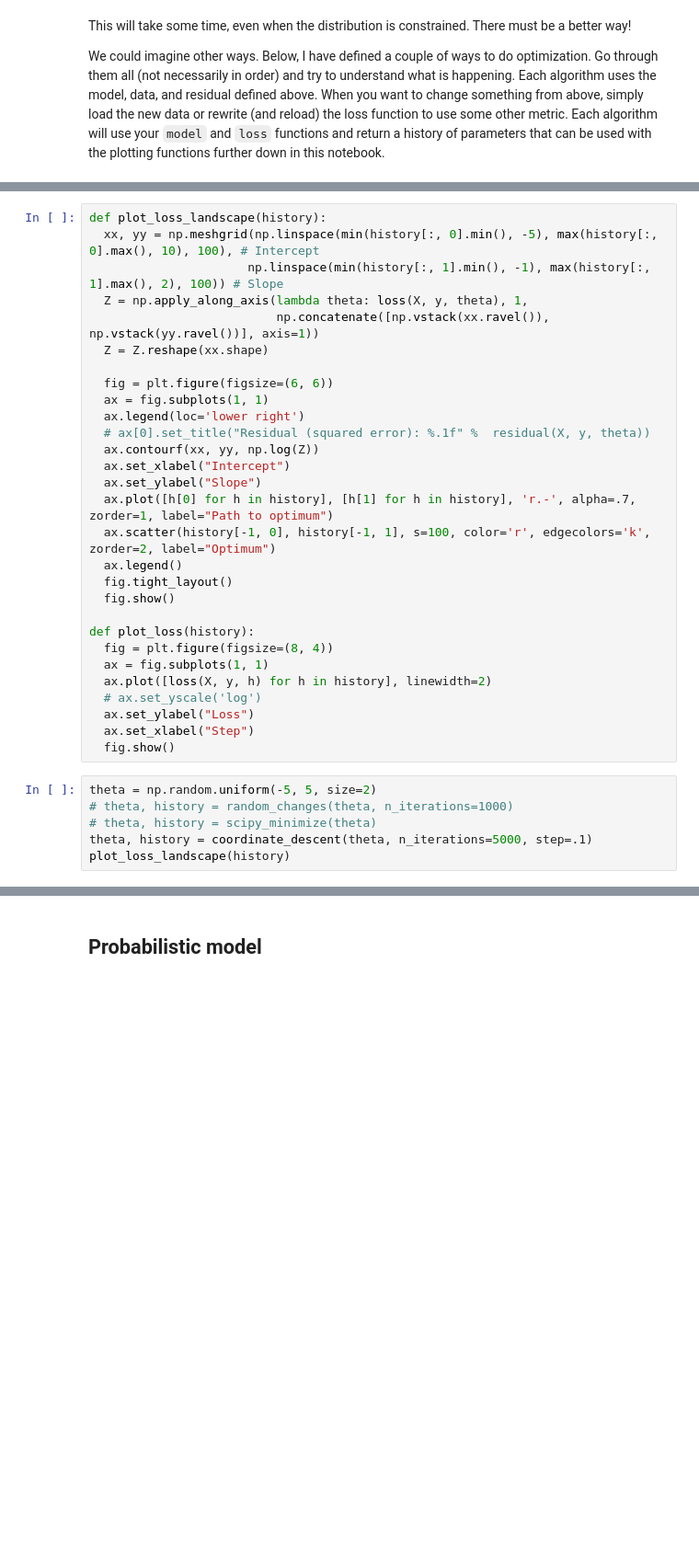
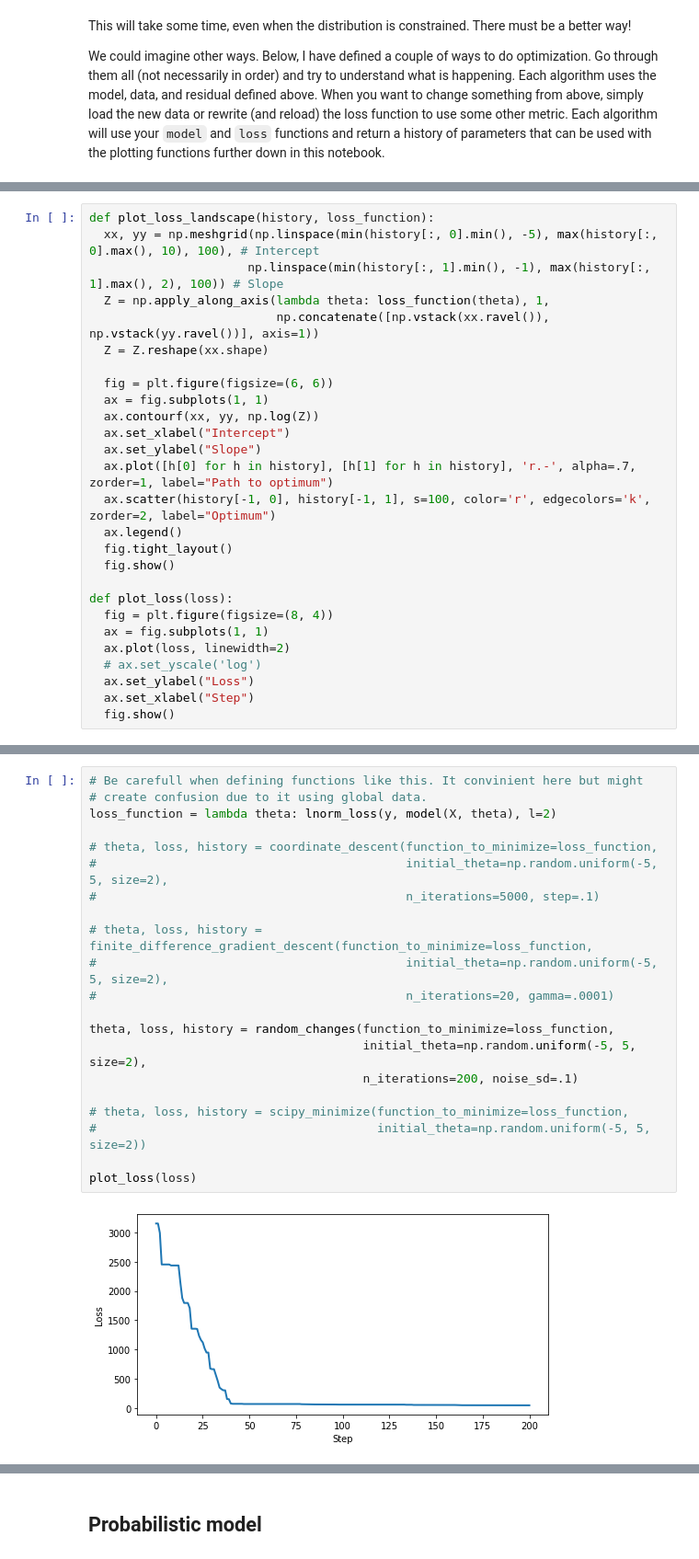
Before and after one commit to fredrikwahlberg/5LN708, a Jupyter notebook: Mini-lab 02 - Linear Regression with MLE and MAP.ipynb, the cells around one changed output, grey strips where cells are left out. Shown at 92% size. Drawn from its saved outputs; the diff is of its cells as text; blank space fills up the shorter version.

```diff
--- a/Mini-lab 02 - Linear Regression with MLE and MAP.ipynb
+++ b/Mini-lab 02 - Linear Regression with MLE and MAP.ipynb
@@ -196,15 +205,13 @@ def scipy_minimize(initial_theta):
 # %%
-def plot_loss_landscape(history):
+def plot_loss_landscape(history, loss_function):
   xx, yy = np.meshgrid(np.linspace(min(history[:, 0].min(), -5), max(history[:, 0].max(), 10), 100), # Intercept
                       np.linspace(min(history[:, 1].min(), -1), max(history[:, 1].max(), 2), 100)) # Slope
-  Z = np.apply_along_axis(lambda theta: loss(X, y, theta), 1,
+  Z = np.apply_along_axis(lambda theta: loss_function(theta), 1,
                           np.concatenate([np.vstack(xx.ravel()), np.vstack(yy.ravel())], axis=1))
   Z = Z.reshape(xx.shape)
 
   fig = plt.figure(figsize=(6, 6))
   ax = fig.subplots(1, 1)
-  ax.legend(loc='lower right')
-  # ax[0].set_title("Residual (squared error): %.1f" %  residual(X, y, theta))
   ax.contourf(xx, yy, np.log(Z))
   ax.set_xlabel("Intercept")
   ax.set_ylabel("Slope")
@@ -214,17 +221,11 @@ def plot_loss_landscape(history):
   fig.tight_layout()
   fig.show()
 
-def plot_loss(history):
+def plot_loss(loss):
   fig = plt.figure(figsize=(8, 4))
   ax = fig.subplots(1, 1)
-  ax.plot([loss(X, y, h) for h in history], linewidth=2)
+  ax.plot(loss, linewidth=2)
   # ax.set_yscale('log')
   ax.set_ylabel("Loss")
   ax.set_xlabel("Step")
   fig.show()
-# %%
-theta = np.random.uniform(-5, 5, size=2)
-# theta, history = random_changes(theta, n_iterations=1000)
-# theta, history = scipy_minimize(theta)
-theta, history = coordinate_descent(theta, n_iterations=5000, step=.1)
-plot_loss_landscape(history)
@@ -237,0 +232,23 @@ plot_loss(history)
+# %%
+# Be carefull when defining functions like this. It convinient here but might
+# create confusion due to it using global data.
+loss_function = lambda theta: lnorm_loss(y, model(X, theta), l=2)
+
+# theta, loss, history = coordinate_descent(function_to_minimize=loss_function,
+#                                           initial_theta=np.random.uniform(-5, 5, size=2),
+#                                           n_iterations=5000, step=.1)
+
+# theta, loss, history = finite_difference_gradient_descent(function_to_minimize=loss_function,
+#                                           initial_theta=np.random.uniform(-5, 5, size=2),
+#                                           n_iterations=20, gamma=.0001)
+
+theta, loss, history = random_changes(function_to_minimize=loss_function,
+                                      initial_theta=np.random.uniform(-5, 5, size=2),
+                                      n_iterations=200, noise_sd=.1)
+
+# theta, loss, history = scipy_minimize(function_to_minimize=loss_function,
+#                                       initial_theta=np.random.uniform(-5, 5, size=2))
+
+plot_loss(loss)
+# %% [output]
+[figure, added]
```
Also changed, not shown: parts of 12 cells of this notebook.
